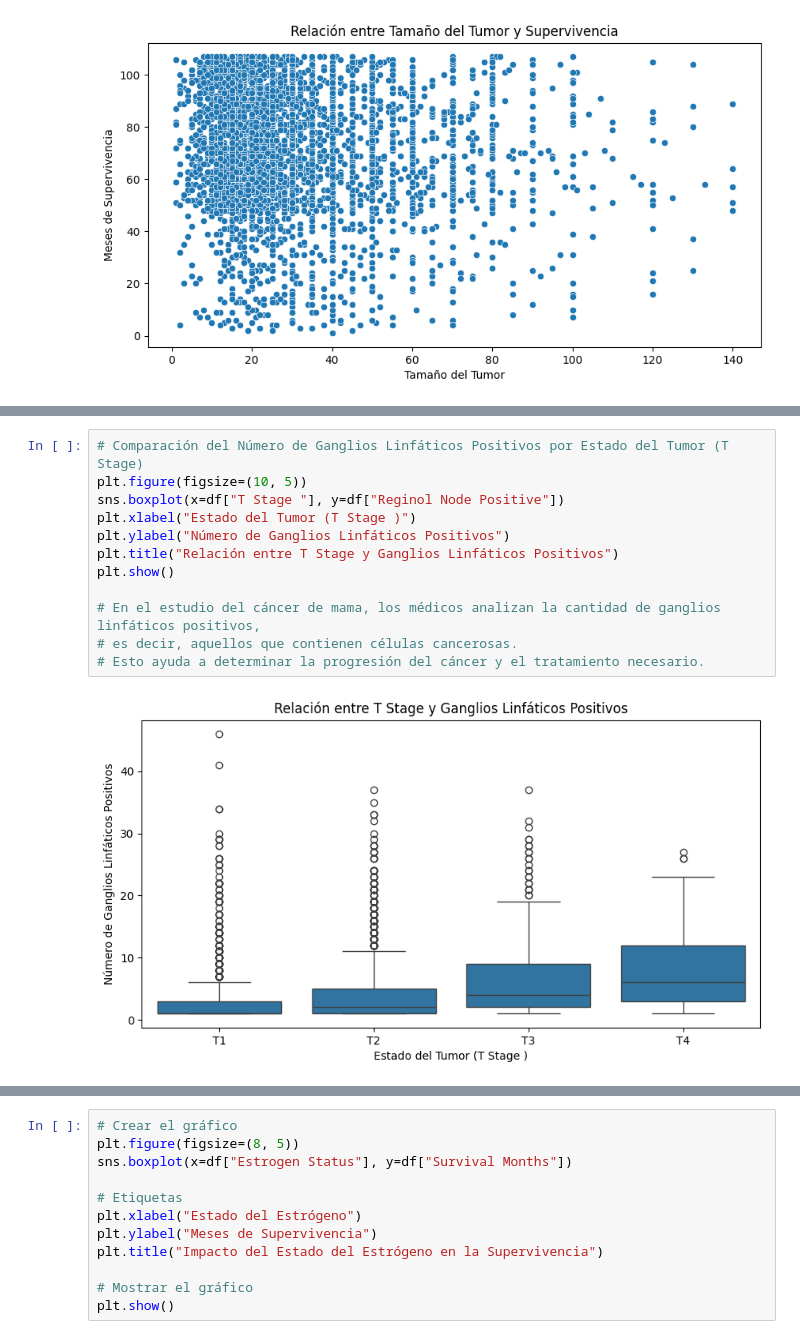
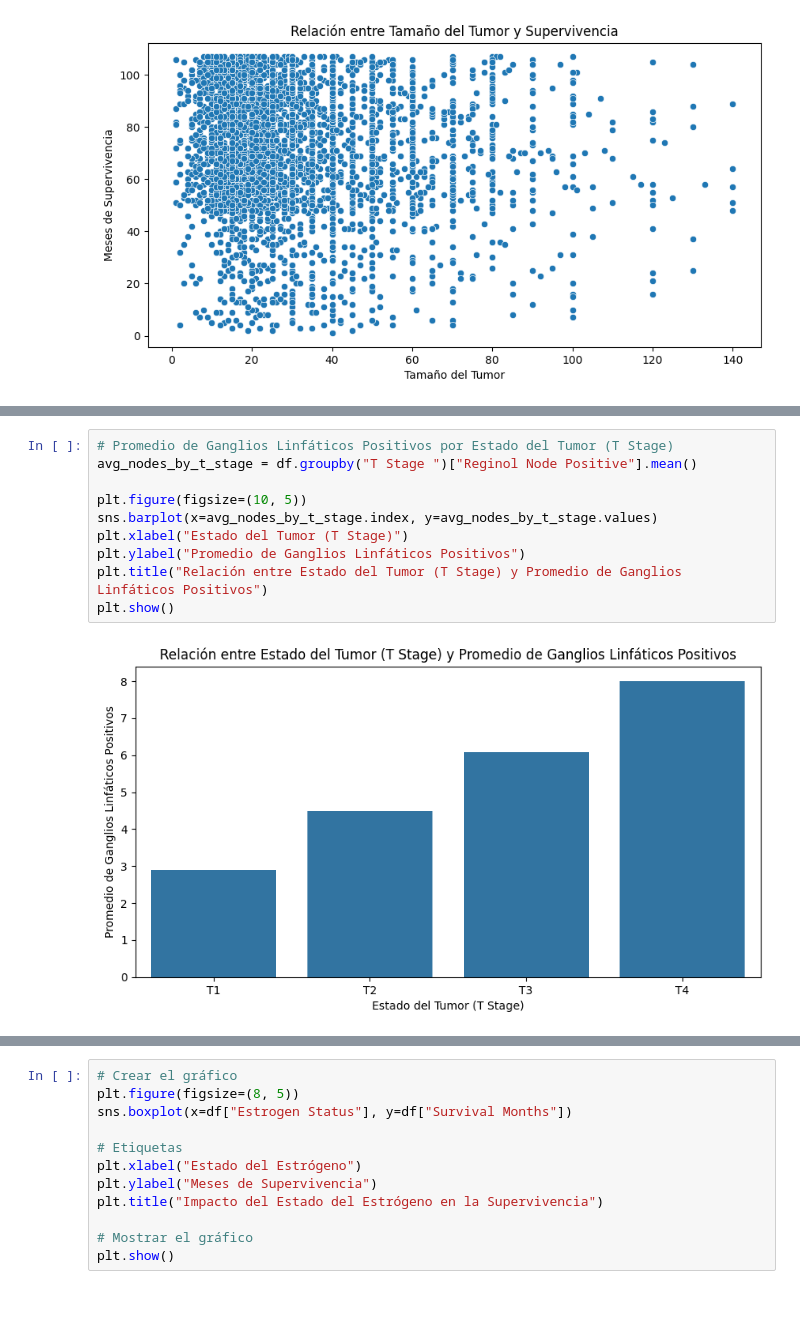
Before and after one commit to davidsc2024/cancer_dataset, a Jupyter notebook: breast_cancer.ipynb, the cells around one changed output, grey strips where cells are left out. Saved outputs shown, nothing was run; the diff lists cells and outputs as text; blank space fills up the shorter version.

```diff
--- a/breast_cancer.ipynb
+++ b/breast_cancer.ipynb
@@ -109,14 +103,12 @@ plt.show()
 # %%
-# Comparación del Número de Ganglios Linfáticos Positivos por Estado del Tumor (T Stage)
+# Promedio de Ganglios Linfáticos Positivos por Estado del Tumor (T Stage)
+avg_nodes_by_t_stage = df.groupby("T Stage ")["Reginol Node Positive"].mean()
+
 plt.figure(figsize=(10, 5))
-sns.boxplot(x=df["T Stage "], y=df["Reginol Node Positive"])
-plt.xlabel("Estado del Tumor (T Stage )")
-plt.ylabel("Número de Ganglios Linfáticos Positivos")
-plt.title("Relación entre T Stage y Ganglios Linfáticos Positivos")
+sns.barplot(x=avg_nodes_by_t_stage.index, y=avg_nodes_by_t_stage.values)
+plt.xlabel("Estado del Tumor (T Stage)")
+plt.ylabel("Promedio de Ganglios Linfáticos Positivos")
+plt.title("Relación entre Estado del Tumor (T Stage) y Promedio de Ganglios Linfáticos Positivos")
 plt.show()
-
-# En el estudio del cáncer de mama, los médicos analizan la cantidad de ganglios linfáticos positivos,
-# es decir, aquellos que contienen células cancerosas.
-# Esto ayuda a determinar la progresión del cáncer y el tratamiento necesario.
 # %% [output]
-[figure, old version]
+[figure, new version]
```
Also changed, not shown: parts of 7 cells of this notebook.
